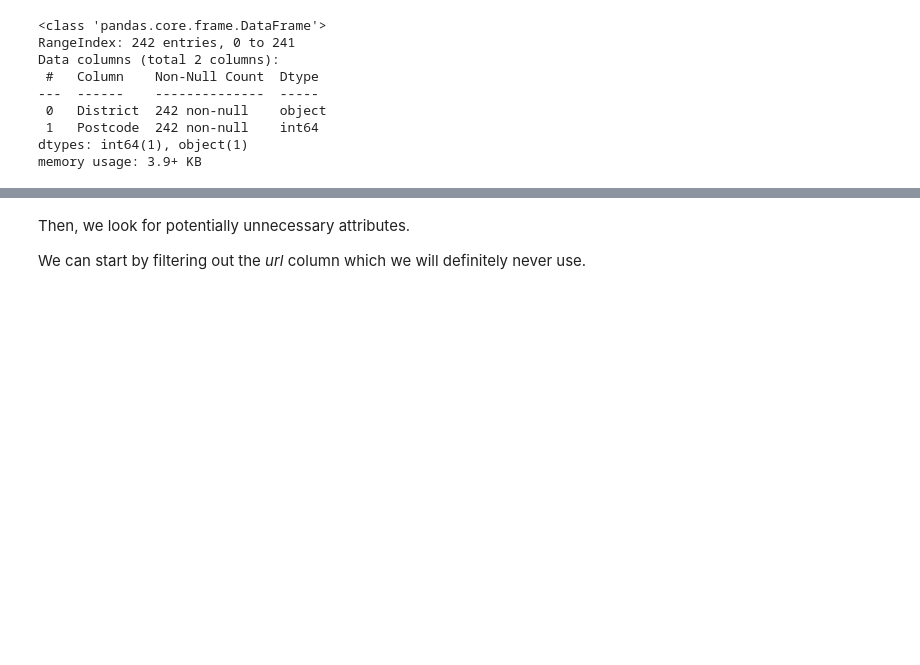
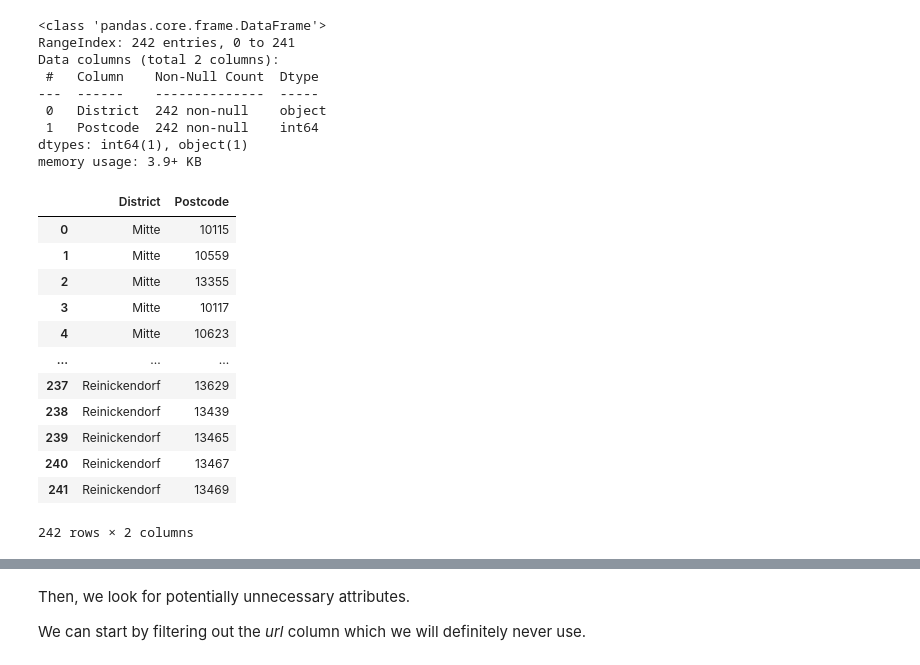
Before and after one commit to com-480-data-visualization/VisualEstate, a Jupyter notebook: EDA/berlin.ipynb, the cells around one changed output, grey strips where cells are left out. Cells and saved outputs as stored; diff of their text form; code cells hidden in the pictures; blank space fills up the shorter version.

```diff
--- a/EDA/berlin.ipynb
+++ b/EDA/berlin.ipynb
@@ -158,6 +158,22 @@ Data columns (total 2 columns):
  1   Postcode  242 non-null    int64
 dtypes: int64(1), object(1)
 memory usage: 3.9+ KB
+# %%
+districts
+# %% [output]
+|  | District | Postcode |
+| 0 | Mitte | 10115 |
+| 1 | Mitte | 10559 |
+| 2 | Mitte | 13355 |
+| 3 | Mitte | 10117 |
+| 4 | Mitte | 10623 |
+| ... | ... | ... |
+| 237 | Reinickendorf | 13629 |
+| 238 | Reinickendorf | 13439 |
+| 239 | Reinickendorf | 13465 |
+| 240 | Reinickendorf | 13467 |
+| 241 | Reinickendorf | 13469 |
+242 rows × 2 columns
 # %%
 mapper = districts.set_index('Postcode')['District'].to_dict()
 data['neighborhood'] = data['zipcode'].map(mapper)
```
Also changed, not shown: parts of 14 cells of this notebook, 1 other file.
